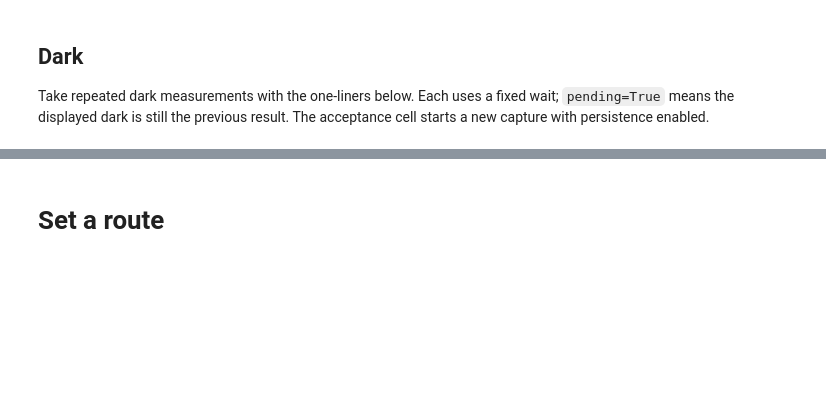
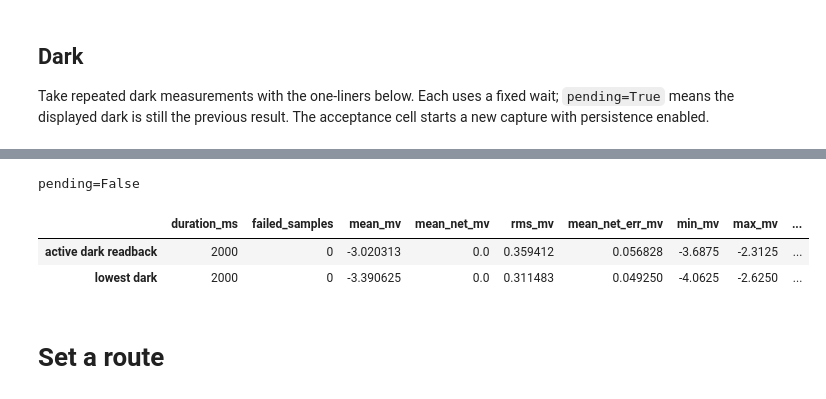
Before and after one commit to COO-Utilities/hispec-tib, a Jupyter notebook: tools/simple_example.ipynb, the cells around one changed output, grey strips where cells are left out. Saved outputs shown, nothing was run; the diff lists cells and outputs as text; code cells hidden in the pictures; blank space fills up the shorter version.

```diff
--- a/tools/simple_example.ipynb
+++ b/tools/simple_example.ipynb
@@ -213,11 +258,16 @@ yj Dark: -1.150±0.051 (pending=False)
 # %%
-ACCEPT_DARK = False
+ACCEPT_DARK = True
 if ACCEPT_DARK and RUN_DARK:
     pcb.pd_dark(CHANNEL, duration_ms=DARK_DURATION_MS, reset_lowest=False, persist=True)
     time.sleep(DARK_DURATION_MS / 1000 + .1)
     accepted_dark = pcb.pd_dark(CHANNEL)
     print(f'pending={accepted_dark.pending}')
     display(pd.DataFrame([asdict(accepted_dark.dark), asdict(accepted_dark.lowest_dark)], index=['active dark readback', 'lowest dark']))
+# %% [output]
+pending=False
+|  | duration_ms | failed_samples | mean_mv | mean_net_mv | rms_mv | mean_net_err_mv | min_mv | max_mv | ... |
+| active dark readback | 2000 | 0 | -3.020313 | 0.0 | 0.359412 | 0.056828 | -3.6875 | -2.3125 | ... |
+| lowest dark | 2000 | 0 | -3.390625 | 0.0 | 0.311483 | 0.049250 | -4.0625 | -2.6250 | ... |
 # %% [markdown]
 # Set a route
 # %%
```
Also changed, not shown: parts of 14 cells of this notebook.
